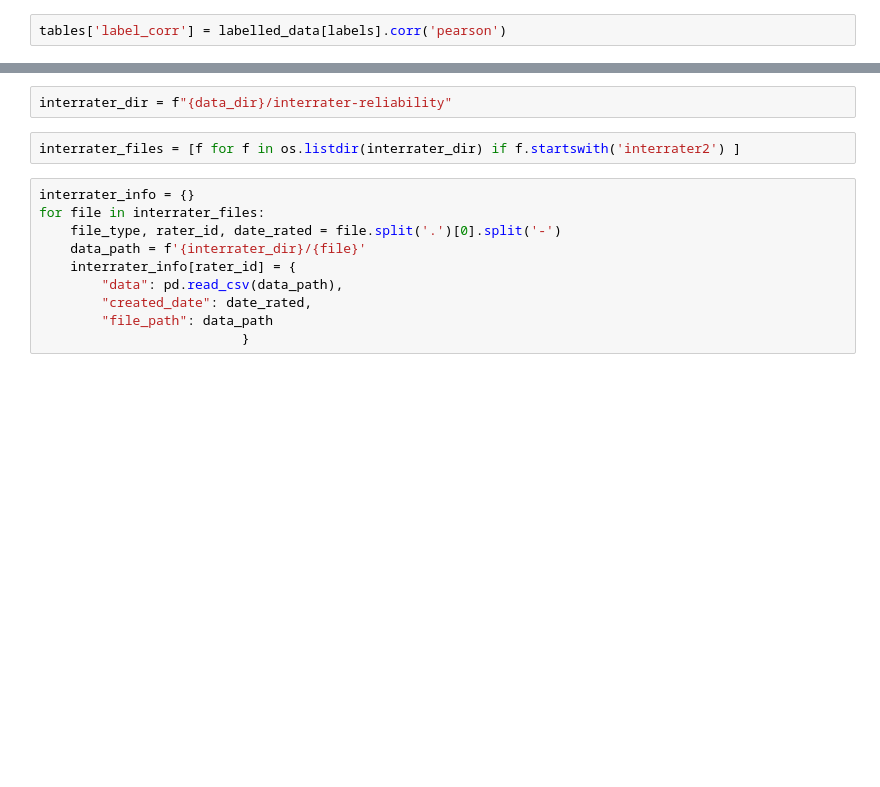
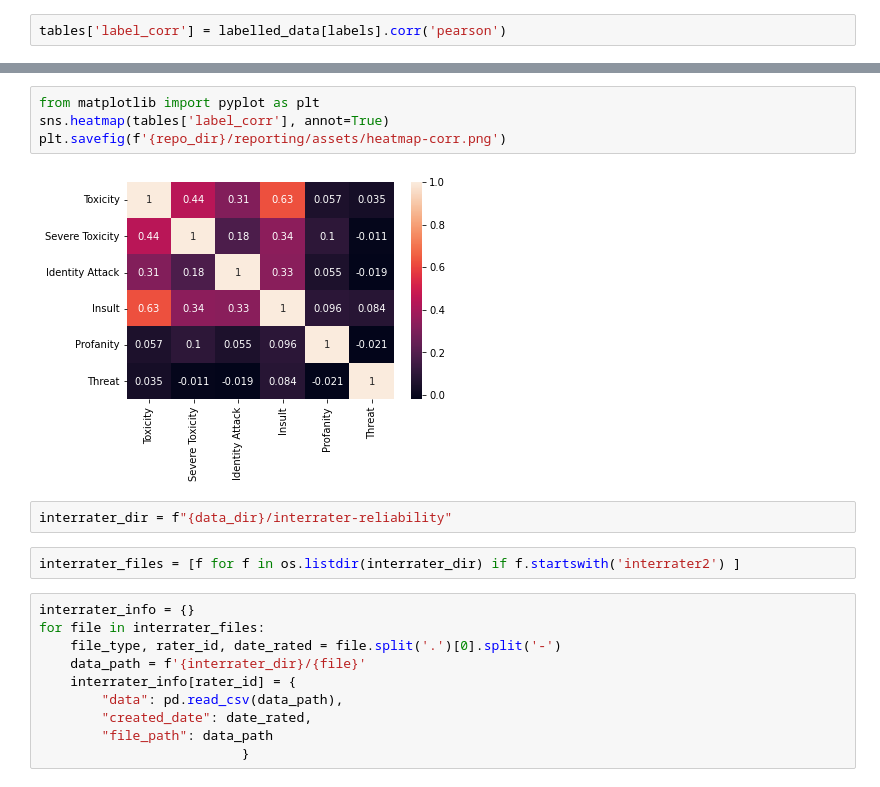
Before and after one commit to ameliachu/nlu-reddit-toxicity-dataset, a Jupyter notebook: notebooks/ac4119/generate-summary-of-labels.ipynb, the cells around one changed output, grey strips where cells are left out. Cells and saved outputs as stored; diff of their text form; blank space fills up the shorter version.

```diff
--- a/notebooks/ac4119/generate-summary-of-labels.ipynb
+++ b/notebooks/ac4119/generate-summary-of-labels.ipynb
@@ -74,3 +133,9 @@ figures['label_corr']
+# %%
+from matplotlib import pyplot as plt
+sns.heatmap(tables['label_corr'], annot=True)
+plt.savefig(f'{repo_dir}/reporting/assets/heatmap-corr.png')
+# %% [output]
+[figure, added]
 # %%
 interrater_dir = f"{data_dir}/interrater-reliability"
 # %%
```
Also changed, not shown: parts of 24 cells of this notebook, 14 other files.
